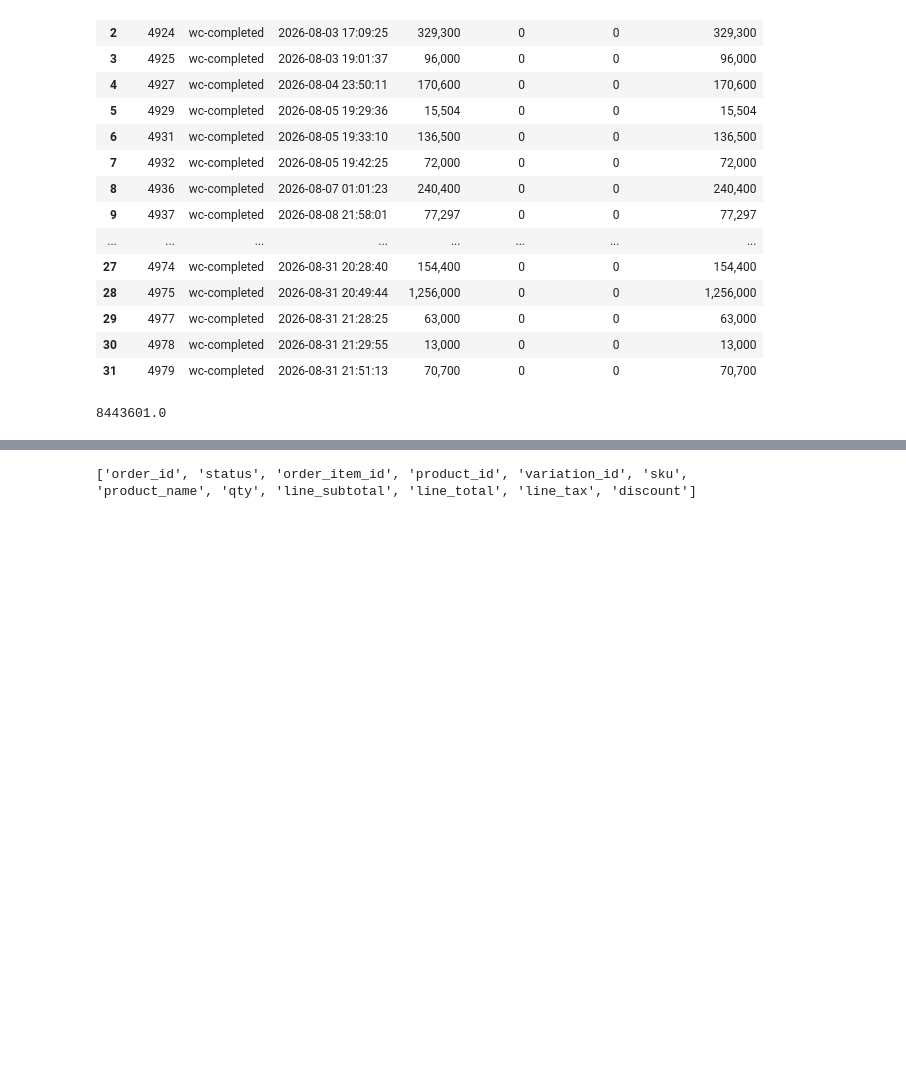
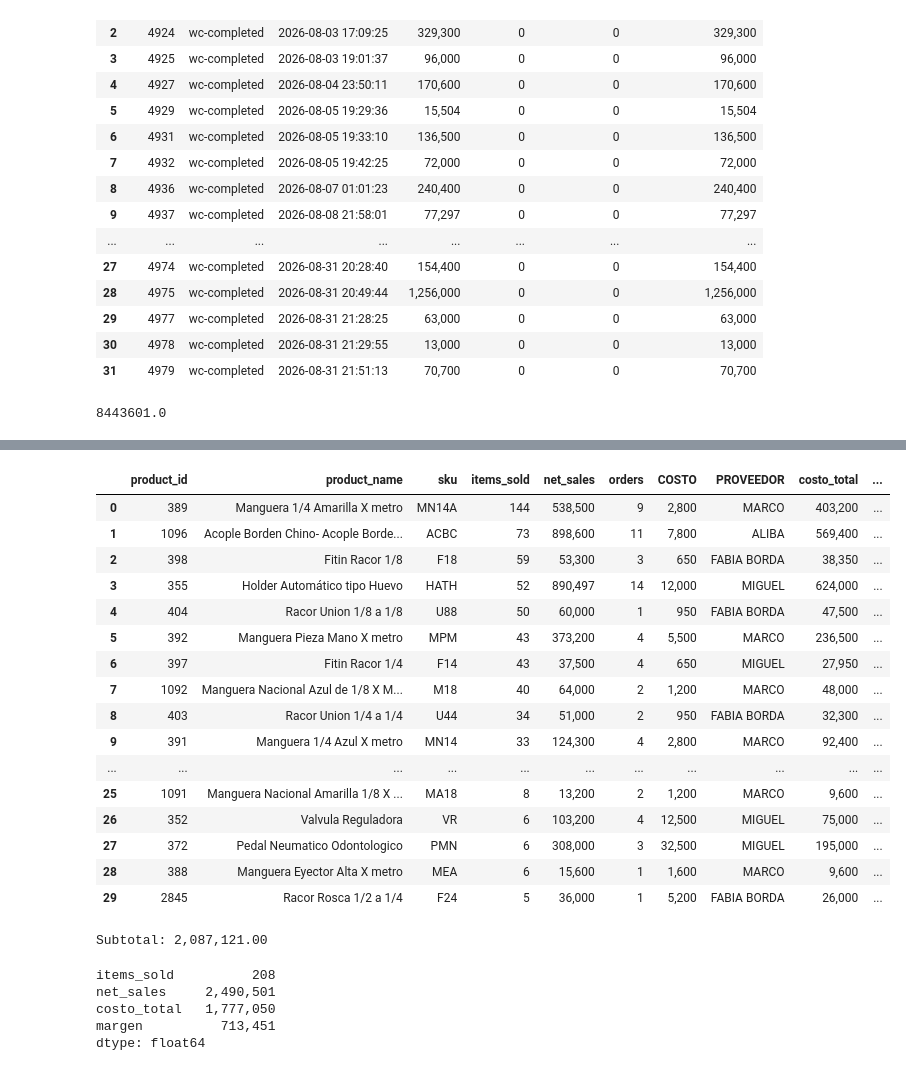
Before and after one commit to miguladg/woocommerce-lookup-table-check, a Jupyter notebook: Supplier Repor products.ipynb, the cells around one changed output, grey strips where cells are left out. Drawn from its saved outputs; the diff is of its cells as text; code cells hidden in the pictures; blank space fills up the shorter version.

```diff
--- a/Supplier Repor products.ipynb
+++ b/Supplier Repor products.ipynb
@@ -325,18 +322,48 @@ SKU duplicados: 2
 # %%
-df_precios.head(50)
-# validate columns name
-print(df_sku.columns.tolist())
+EXTRA_COLS = ["COSTO", "PROVEEDOR"]
 
 df_precios["sku"] = df_precios["sku"].astype(str).str.strip().str.upper()
 df_sku["sku"]     = df_sku["sku"].astype(str).str.strip().str.upper()
 
-
 df_precios = df_precios.drop_duplicates(subset="sku", keep="first")
 
-price_lookup = df_precios.set_index("sku")["COSTO"]
-df_sku["COSTO"] = df_sku["sku"].map(price_lookup)
+df_sku = df_sku.merge(df_precios[["sku"] + EXTRA_COLS], on="sku", how="left")
 
-print("Sin precio:", df_sku["COSTO"].isna().sum())
-df_sku.head(20)
+df_sku["costo_total"] = df_sku["items_sold"] * df_sku["COSTO"]
+df_sku["margen"]      = df_sku["net_sales"] - df_sku["costo_total"]
+
+df_sku.head(30)
 # %% [output]
-['order_id', 'status', 'order_item_id', 'product_id', 'variation_id', 'sku', 'product_name', 'qty', 'line_subtotal', 'line_total', 'line_tax', 'discount']
+|  | product_id | product_name | sku | items_sold | net_sales | orders | COSTO | PROVEEDOR | costo_total | ... |
+| 0 | 389 | Manguera 1/4 Amarilla X metro | MN14A | 144 | 538,500 | 9 | 2,800 | MARCO | 403,200 | ... |
+| 1 | 1096 | Acople Borden Chino- Acople Borde... | ACBC | 73 | 898,600 | 11 | 7,800 | ALIBA | 569,400 | ... |
+| 2 | 398 | Fitin Racor 1/8 | F18 | 59 | 53,300 | 3 | 650 | FABIA BORDA | 38,350 | ... |
+| 3 | 355 | Holder Automático tipo Huevo | HATH | 52 | 890,497 | 14 | 12,000 | MIGUEL | 624,000 | ... |
+| 4 | 404 | Racor Union 1/8 a 1/8 | U88 | 50 | 60,000 | 1 | 950 | FABIA BORDA | 47,500 | ... |
+| 5 | 392 | Manguera Pieza Mano X metro | MPM | 43 | 373,200 | 4 | 5,500 | MARCO | 236,500 | ... |
+| 6 | 397 | Fitin Racor 1/4 | F14 | 43 | 37,500 | 4 | 650 | MIGUEL | 27,950 | ... |
+| 7 | 1092 | Manguera Nacional Azul de 1/8 X M... | M18 | 40 | 64,000 | 2 | 1,200 | MARCO | 48,000 | ... |
+| 8 | 403 | Racor Union 1/4 a 1/4 | U44 | 34 | 51,000 | 2 | 950 | FABIA BORDA | 32,300 | ... |
+| 9 | 391 | Manguera 1/4 Azul X metro | MN14 | 33 | 124,300 | 4 | 2,800 | MARCO | 92,400 | ... |
+| ... | ... | ... | ... | ... | ... | ... | ... | ... | ... | ... |
+| 25 | 1091 | Manguera Nacional Amarilla 1/8 X ... | MA18 | 8 | 13,200 | 2 | 1,200 | MARCO | 9,600 | ... |
+| 26 | 352 | Valvula Reguladora | VR | 6 | 103,200 | 4 | 12,500 | MIGUEL | 75,000 | ... |
+| 27 | 372 | Pedal Neumatico Odontologico | PMN | 6 | 308,000 | 3 | 32,500 | MIGUEL | 195,000 | ... |
+| 28 | 388 | Manguera Eyector Alta X metro | MEA | 6 | 15,600 | 1 | 1,600 | MARCO | 9,600 | ... |
+| 29 | 2845 | Racor Rosca 1/2 a 1/4 | F24 | 5 | 36,000 | 1 | 5,200 | FABIA BORDA | 26,000 | ... |
+# %%
+df_sku_total_margen = df_sku["margen"].sum()
+print(f"Subtotal: {df_sku_total_margen:,.2f}")
+# df_sku.head(30)
+# print(df_sku)
+# %% [output]
+Subtotal: 2,087,121.00
+# %%
+# Exact match
+df_sku[df_sku["PROVEEDOR"] == "MIGUEL"][["net_sales", "costo_total", "margen"]].sum()
+# %% [output]
+items_sold          208
+net_sales     2,490,501
+costo_total   1,777,050
+margen          713,451
+dtype: float64
```
Also changed, not shown: parts of 5 cells of this notebook.
